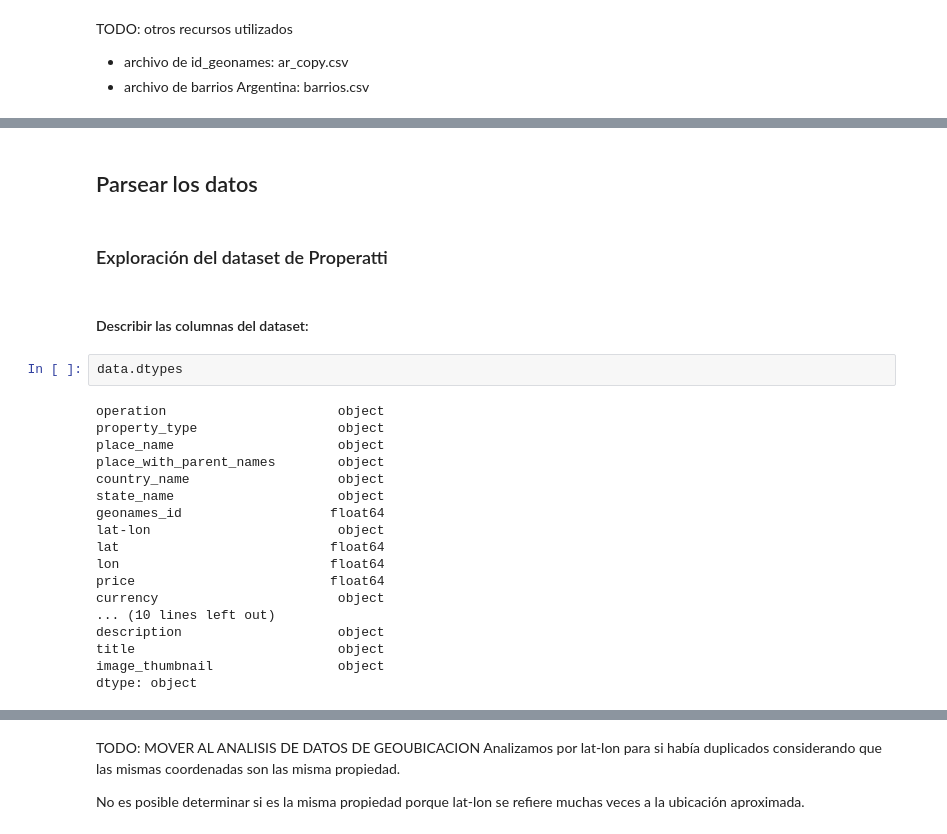
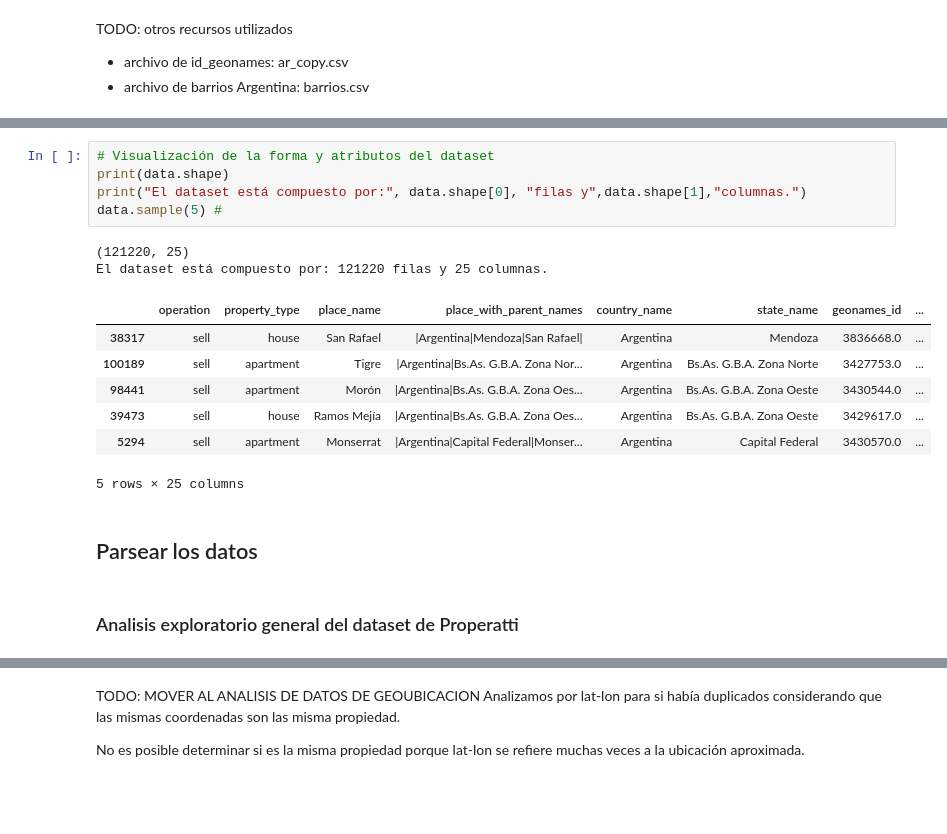
Before and after one commit to LuiosDyet/dh-ds-pi-1, a Jupyter notebook: properatti_data_preparation.ipynb, the cells around one changed output, grey strips where cells are left out. Saved outputs shown, nothing was run; the diff lists cells and outputs as text; blank space fills up the shorter version.

Commit message:
estructura hasta visualizacion general

```diff
--- a/properatti_data_preparation.ipynb
+++ b/properatti_data_preparation.ipynb
@@ -32,26 +36,19 @@ data = pd.read_csv("./properatti.csv", index_col=0)
+# %%
+# Visualización de la forma y atributos del dataset
+print(data.shape)
+print("El dataset está compuesto por:", data.shape[0], "filas y",data.shape[1],"columnas.")
+data.sample(5) #
+# %% [output]
+(121220, 25)
+El dataset está compuesto por: 121220 filas y 25 columnas.
+|  | operation | property_type | place_name | place_with_parent_names | country_name | state_name | geonames_id | ... |
+| 38317 | sell | house | San Rafael | |Argentina|Mendoza|San Rafael| | Argentina | Mendoza | 3836668.0 | ... |
+| 100189 | sell | apartment | Tigre | |Argentina|Bs.As. G.B.A. Zona Nor... | Argentina | Bs.As. G.B.A. Zona Norte | 3427753.0 | ... |
+| 98441 | sell | apartment | Morón | |Argentina|Bs.As. G.B.A. Zona Oes... | Argentina | Bs.As. G.B.A. Zona Oeste | 3430544.0 | ... |
+| 39473 | sell | house | Ramos Mejía | |Argentina|Bs.As. G.B.A. Zona Oes... | Argentina | Bs.As. G.B.A. Zona Oeste | 3429617.0 | ... |
+| 5294 | sell | apartment | Monserrat | |Argentina|Capital Federal|Monser... | Argentina | Capital Federal | 3430570.0 | ... |
+5 rows × 25 columns
 # %% [markdown]
 ## Parsear los datos
 # %% [markdown]
-### Exploración del dataset de Properatti
+### Analisis exploratorio general del dataset de Properatti
-# %% [markdown]
-#### Describir las columnas del dataset:
-# %%
-data.dtypes
-# %% [output]
-operation                      object
-property_type                  object
-place_name                     object
-place_with_parent_names        object
-country_name                   object
-state_name                     object
-geonames_id                   float64
-lat-lon                        object
-lat                           float64
-lon                           float64
-price                         float64
-currency                       object
-... (10 lines left out)
-description                    object
-title                          object
-image_thumbnail                object
-dtype: object
```
Also changed, not shown: parts of 16 cells of this notebook.
